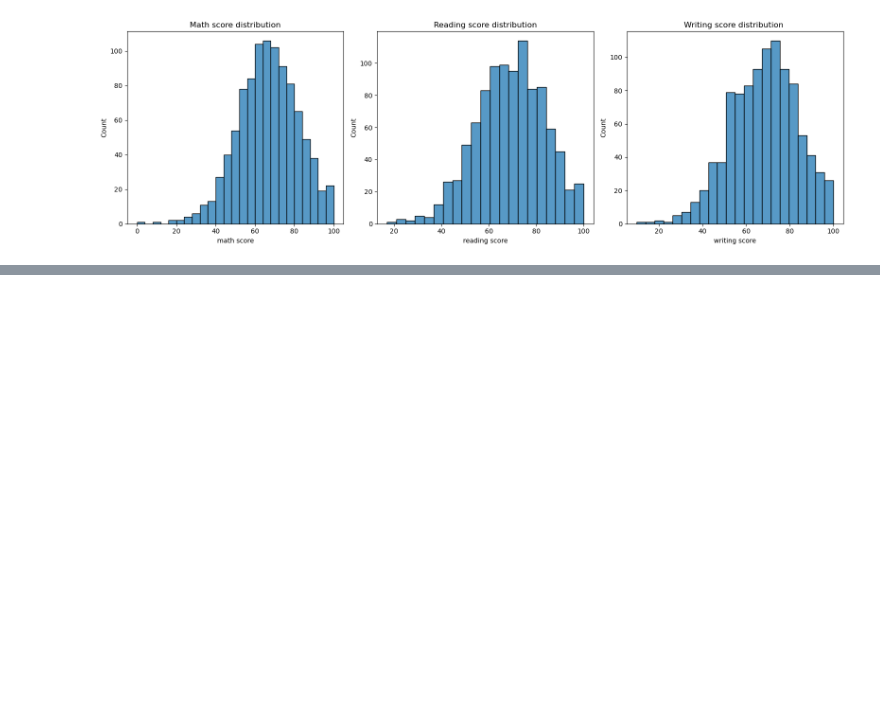
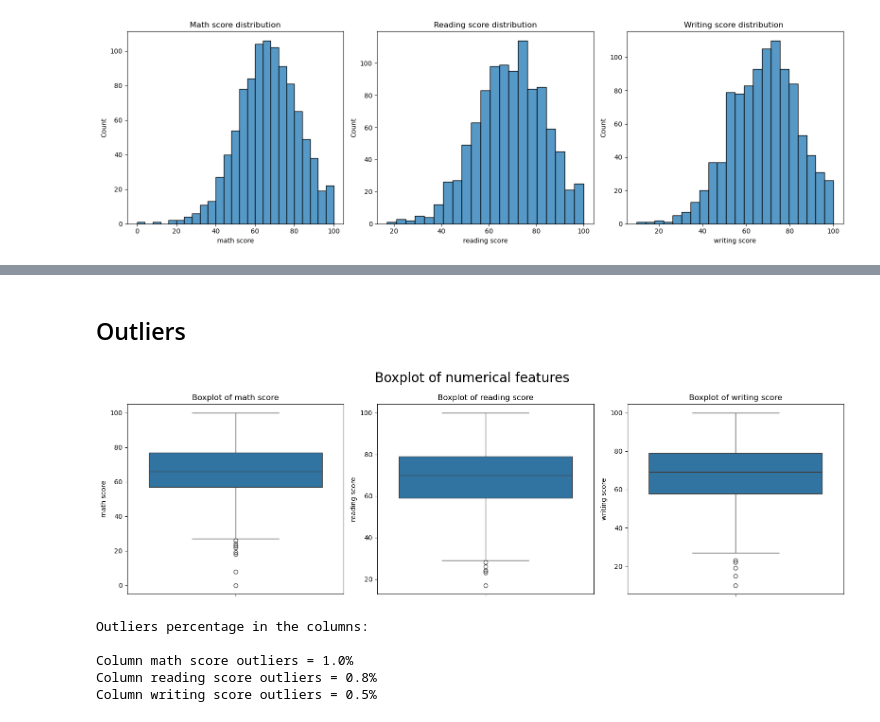
Before and after one commit to adam04-D/Simple-Linear-Regression-from-Scratch, a Jupyter notebook: reg-multipe/reg-mult.ipynb, the cells around one changed output, grey strips where cells are left out. Drawn from its saved outputs; the diff is of its cells as text; code cells hidden in the pictures; blank space fills up the shorter version.

```diff
--- a/reg-multipe/reg-mult.ipynb
+++ b/reg-multipe/reg-mult.ipynb
@@ -147,0 +185,46 @@ plt.tight_layout()
+# %% [markdown]
+## Outliers
+# %%
+def plot_boxplot(data, features):
+    fig , (ax1, ax2, ax3)=plt.subplots(ncols=3, figsize=(16,5))
+
+    ax1= sns.boxplot(data[features[0]], ax=ax1)
+    ax1.set_title(f'Boxplot of {features[0]}', size=12)
+    ax2= sns.boxplot(data[features[1]], ax=ax2)
+    ax3= sns.boxplot(data[features[2]], ax=ax3)
+    ax2.set_title(f'Boxplot of {features[1]}', size=12)
+    ax3.set_title(f'Boxplot of {features[2]}', size=12)
+
+    plt.suptitle('Boxplot of numerical features', size=20)
+    plt.tight_layout()
+    plt.show()
+
+
+plot_boxplot(StudentsPerformance, num_cols)
+# %% [output]
+[figure, added]
+# %%
+outliers_precentage= []
+print('Outliers percentage in the columns: ')
+print()
+
+def outliers_percentage_search(data2, features):
+    for i, j in data2[features].items():
+        if data2[i].dtype != 'O':
+            q1 = j.quantile(0.25)
+            q3 = j.quantile(0.75)
+            irq= q3 - q1
+            j_col= j[(j <= q1 - 1.5*irq) | (j>= q3 + 1.5*irq)]
+            perc=(np.shape(j_col)[0] *100.00/ np.shape(data2)[0])
+            out_tuple= (i,int(perc))
+            outliers_precentage.append(out_tuple)
+            print("Column %s outliers = %.1f%%" % (i,perc))
+
+
+outliers_percentage_search(StudentsPerformance, num_cols)
+# %% [output]
+Outliers percentage in the columns:
+
+Column math score outliers = 1.0%
+Column reading score outliers = 0.8%
+Column writing score outliers = 0.5%
```
Also changed, not shown: parts of 7 cells of this notebook.
